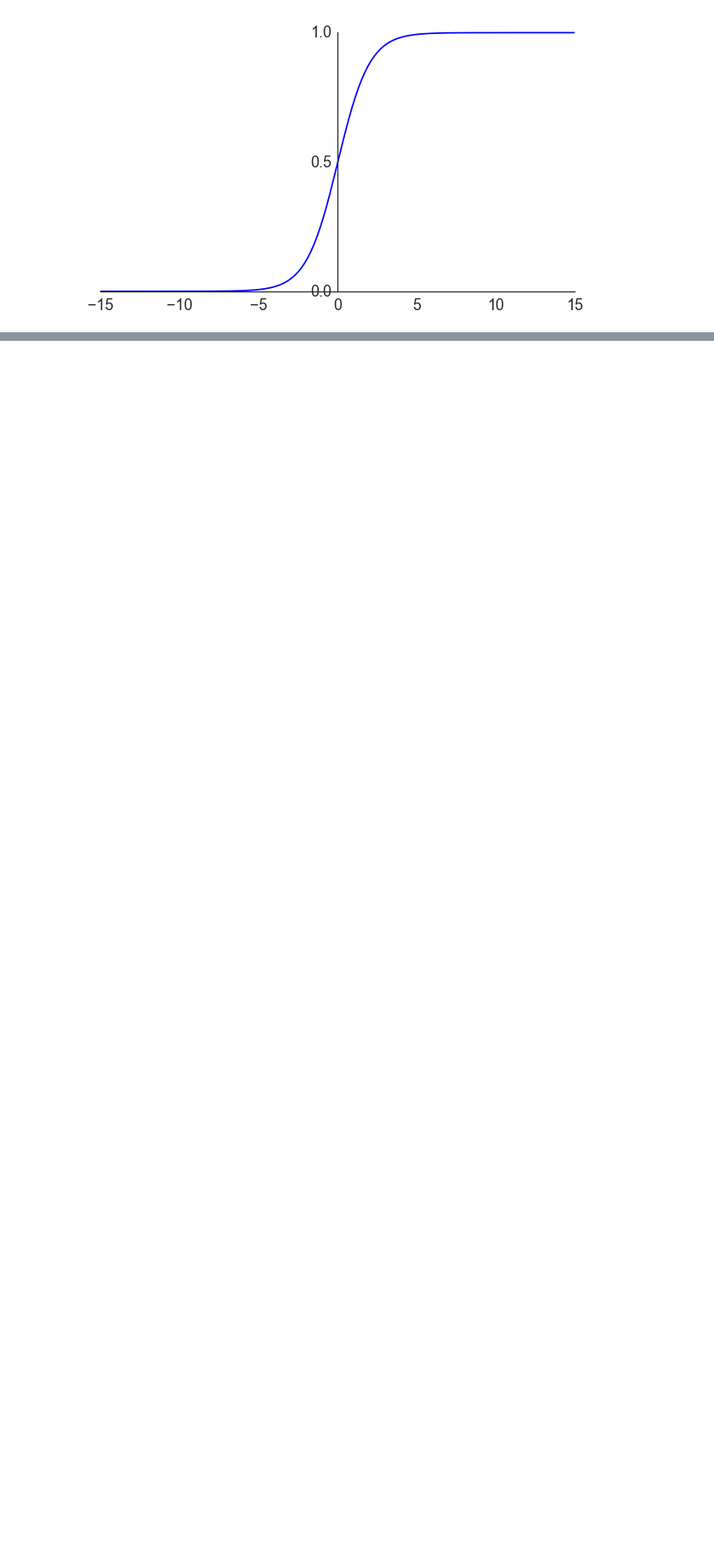
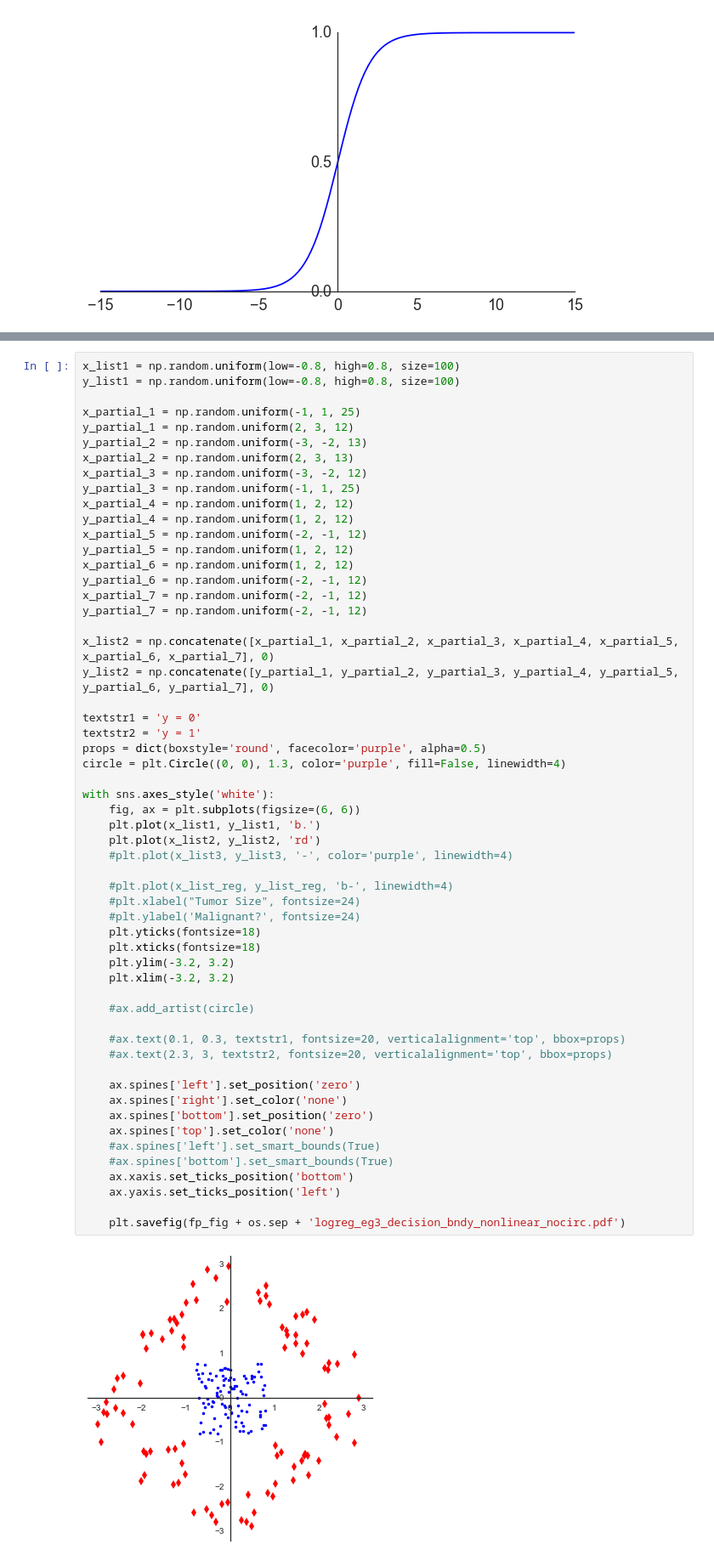
Before and after one commit to Sz593/coursera_ml_notes, a Jupyter notebook: Jupyter Notebooks/LaTeX Notes Sandboxes/Coursera ML Notes Tex 2 - Logistic Regression.ipynb, the cells around one changed output, grey strips where cells are left out. Shown at 85% size. Cells and saved outputs as stored; diff of their text form; blank space fills up the shorter version.

```diff
--- a/Jupyter Notebooks/LaTeX Notes Sandboxes/Coursera ML Notes Tex 2 - Logistic Regression.ipynb
+++ b/Jupyter Notebooks/LaTeX Notes Sandboxes/Coursera ML Notes Tex 2 - Logistic Regression.ipynb
@@ -170,0 +236,58 @@ with sns.axes_style('white'):
+# %%
+x_list1 = np.random.uniform(low=-0.8, high=0.8, size=100)
+y_list1 = np.random.uniform(low=-0.8, high=0.8, size=100)
+
+x_partial_1 = np.random.uniform(-1, 1, 25)
+y_partial_1 = np.random.uniform(2, 3, 12)
+y_partial_2 = np.random.uniform(-3, -2, 13)
+x_partial_2 = np.random.uniform(2, 3, 13)
+x_partial_3 = np.random.uniform(-3, -2, 12)
+y_partial_3 = np.random.uniform(-1, 1, 25)
+x_partial_4 = np.random.uniform(1, 2, 12)
+y_partial_4 = np.random.uniform(1, 2, 12)
+x_partial_5 = np.random.uniform(-2, -1, 12)
+y_partial_5 = np.random.uniform(1, 2, 12)
+x_partial_6 = np.random.uniform(1, 2, 12)
+y_partial_6 = np.random.uniform(-2, -1, 12)
+x_partial_7 = np.random.uniform(-2, -1, 12)
+y_partial_7 = np.random.uniform(-2, -1, 12)
+
+x_list2 = np.concatenate([x_partial_1, x_partial_2, x_partial_3, x_partial_4, x_partial_5, x_partial_6, x_partial_7], 0)
+y_list2 = np.concatenate([y_partial_1, y_partial_2, y_partial_3, y_partial_4, y_partial_5, y_partial_6, y_partial_7], 0)
+
+textstr1 = 'y = 0'
+textstr2 = 'y = 1'
+props = dict(boxstyle='round', facecolor='purple', alpha=0.5)
+circle = plt.Circle((0, 0), 1.3, color='purple', fill=False, linewidth=4)
+
+with sns.axes_style('white'):
+    fig, ax = plt.subplots(figsize=(6, 6))
+    plt.plot(x_list1, y_list1, 'b.')
+    plt.plot(x_list2, y_list2, 'rd')
+    #plt.plot(x_list3, y_list3, '-', color='purple', linewidth=4)
+
+    #plt.plot(x_list_reg, y_list_reg, 'b-', linewidth=4)
+    #plt.xlabel("Tumor Size", fontsize=24)
+    #plt.ylabel('Malignant?', fontsize=24)
+    plt.yticks(fontsize=18)
+    plt.xticks(fontsize=18)
+    plt.ylim(-3.2, 3.2)
+    plt.xlim(-3.2, 3.2)
+
+    #ax.add_artist(circle)
+
+    #ax.text(0.1, 0.3, textstr1, fontsize=20, verticalalignment='top', bbox=props)
+    #ax.text(2.3, 3, textstr2, fontsize=20, verticalalignment='top', bbox=props)
+
+    ax.spines['left'].set_position('zero')
+    ax.spines['right'].set_color('none')
+    ax.spines['bottom'].set_position('zero')
+    ax.spines['top'].set_color('none')
+    #ax.spines['left'].set_smart_bounds(True)
+    #ax.spines['bottom'].set_smart_bounds(True)
+    ax.xaxis.set_ticks_position('bottom')
+    ax.yaxis.set_ticks_position('left')
+
+    plt.savefig(fp_fig + os.sep + 'logreg_eg3_decision_bndy_nonlinear_nocirc.pdf')
+# %% [output]
+[figure, added]
```
Also changed, not shown: parts of 8 cells of this notebook, 16 other files.
